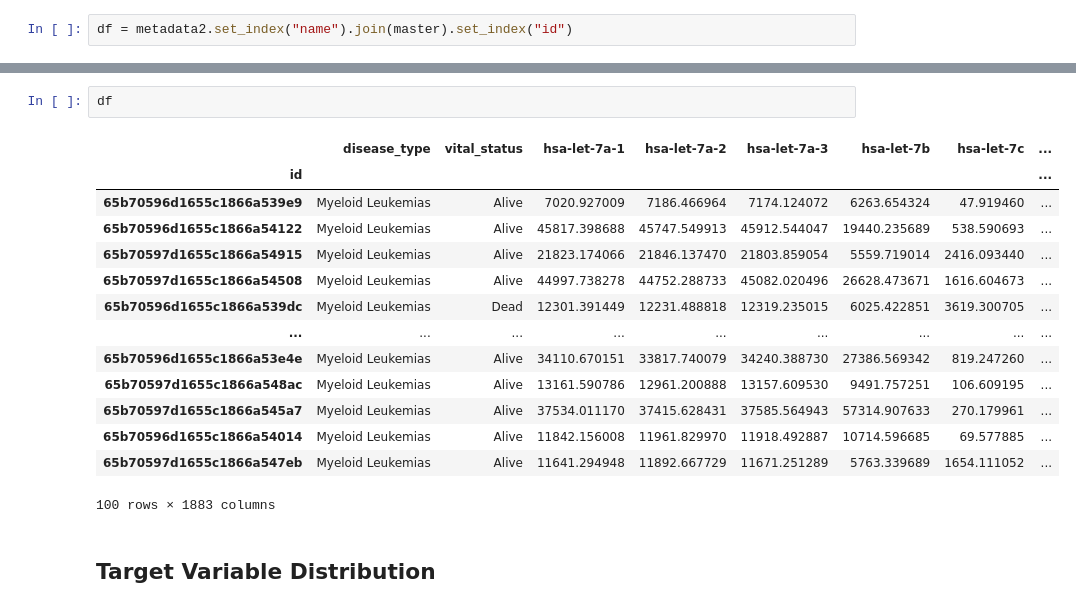
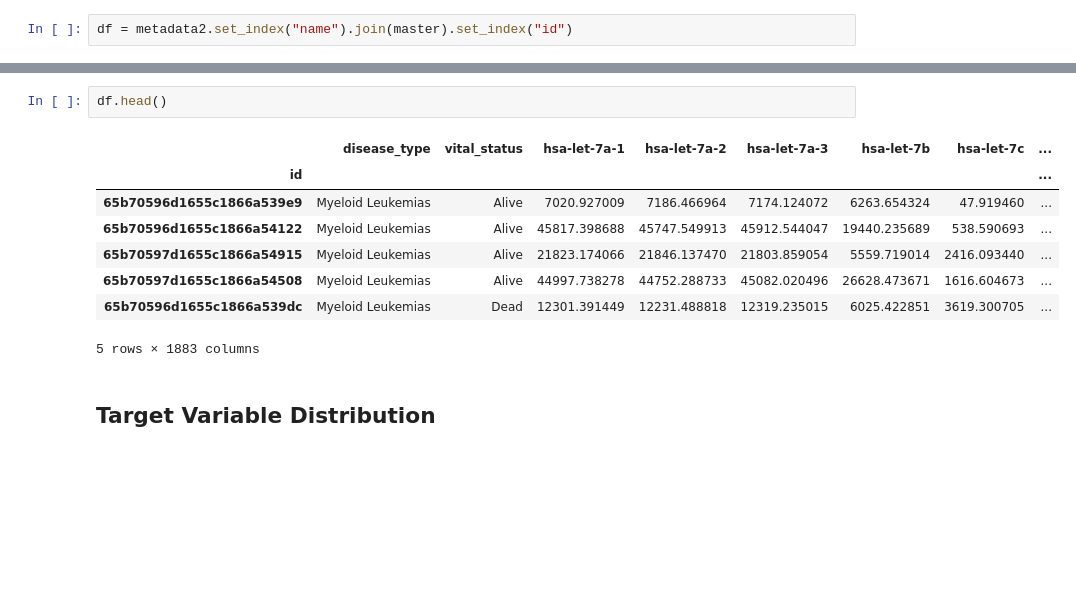
Before and after one commit to gmandl10/DATA495.github.io, a Jupyter notebook: Applications/Application2/CGC_Notebool.ipynb, the cells around one changed output, grey strips where cells are left out. Cells and saved outputs as stored; diff of their text form; blank space fills up the shorter version.

```diff
--- a/Applications/Notebooks/CGC_Notebool.ipynb
+++ b/Applications/Application2/CGC_Notebool.ipynb
@@ -65,20 +65,14 @@ df.shape
 # %%
-df
+df.head()
 # %% [output]
 |  | disease_type | vital_status | hsa-let-7a-1 | hsa-let-7a-2 | hsa-let-7a-3 | hsa-let-7b | hsa-let-7c | ... |
 | id |  |  |  |  |  |  |  | ... |
 | 65b70596d1655c1866a539e9 | Myeloid Leukemias | Alive | 7020.927009 | 7186.466964 | 7174.124072 | 6263.654324 | 47.919460 | ... |
 | 65b70596d1655c1866a54122 | Myeloid Leukemias | Alive | 45817.398688 | 45747.549913 | 45912.544047 | 19440.235689 | 538.590693 | ... |
 | 65b70597d1655c1866a54915 | Myeloid Leukemias | Alive | 21823.174066 | 21846.137470 | 21803.859054 | 5559.719014 | 2416.093440 | ... |
 | 65b70597d1655c1866a54508 | Myeloid Leukemias | Alive | 44997.738278 | 44752.288733 | 45082.020496 | 26628.473671 | 1616.604673 | ... |
 | 65b70596d1655c1866a539dc | Myeloid Leukemias | Dead | 12301.391449 | 12231.488818 | 12319.235015 | 6025.422851 | 3619.300705 | ... |
-| ... | ... | ... | ... | ... | ... | ... | ... | ... |
-| 65b70596d1655c1866a53e4e | Myeloid Leukemias | Alive | 34110.670151 | 33817.740079 | 34240.388730 | 27386.569342 | 819.247260 | ... |
-| 65b70597d1655c1866a548ac | Myeloid Leukemias | Alive | 13161.590786 | 12961.200888 | 13157.609530 | 9491.757251 | 106.609195 | ... |
-| 65b70597d1655c1866a545a7 | Myeloid Leukemias | Alive | 37534.011170 | 37415.628431 | 37585.564943 | 57314.907633 | 270.179961 | ... |
-| 65b70596d1655c1866a54014 | Myeloid Leukemias | Alive | 11842.156008 | 11961.829970 | 11918.492887 | 10714.596685 | 69.577885 | ... |
-| 65b70597d1655c1866a547eb | Myeloid Leukemias | Alive | 11641.294948 | 11892.667729 | 11671.251289 | 5763.339689 | 1654.111052 | ... |
-100 rows × 1883 columns
+5 rows × 1883 columns
 # %% [markdown]
 ## Target Variable Distribution
 # %%
```
Also changed, not shown: parts of 3 cells of this notebook, 3 other files.
